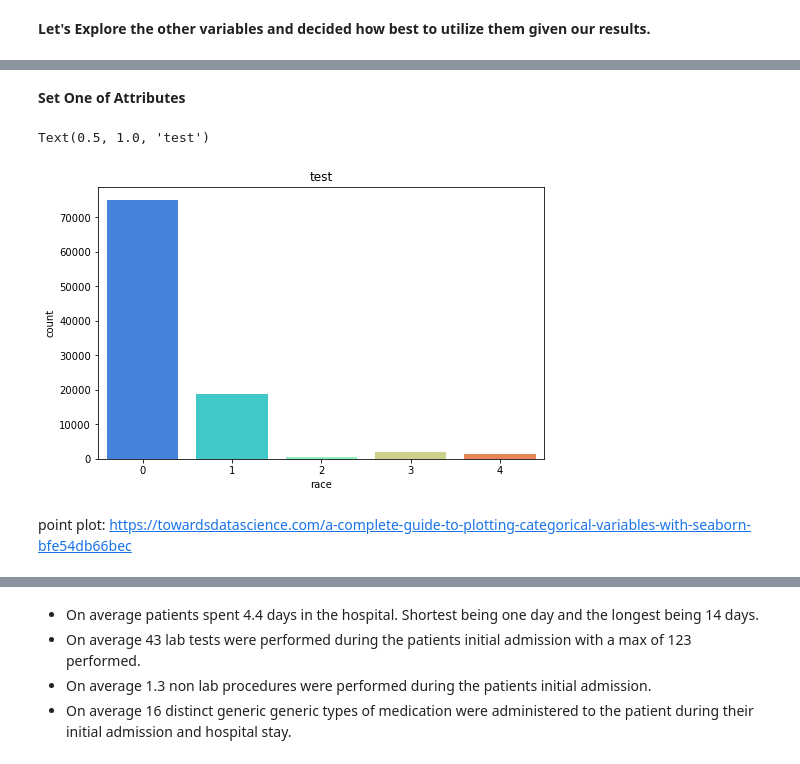
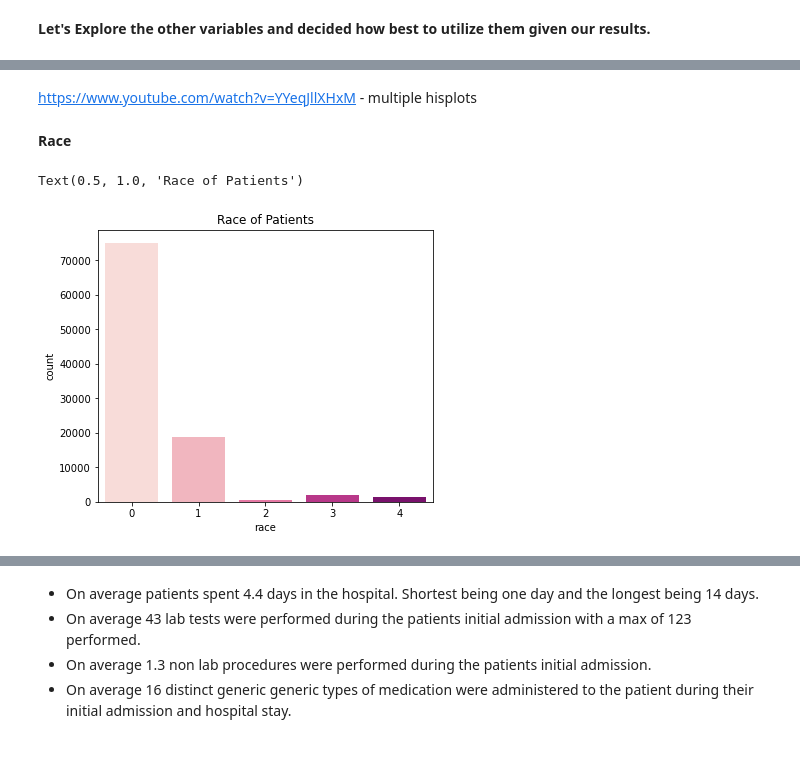
Before and after one commit to akamara05/diabetic_readmissions_project, a Jupyter notebook: part-03/Part 2 - EDA .ipynb, the cells around one changed output, grey strips where cells are left out. Drawn from its saved outputs; the diff is of its cells as text; code cells hidden in the pictures.

```diff
--- a/part-03/Part 2 - EDA .ipynb
+++ b/part-03/Part 2 - EDA .ipynb
@@ -96,0 +89,2 @@ Text(0.5, 1.0, 'Number of Hospital Readmissions')
+# %%
+df['readmitted'] = pd.Series([0 if val == 0 else 1 for val in df['readmitted']])
@@ -160,11 +122,15 @@ Name: medical_specialty_no, Length: 73, dtype: int64
-# %% [markdown]
-__Set One of Attributes__
+# %%
+df.drop(['encounter_id', 'patient_nbr'], axis=1, inplace=True)
+# %% [markdown]
+https://www.youtube.com/watch?v=YYeqJllXHxM - multiple hisplots
+# %% [markdown]
+__Race__
 # %%
-plt.figure(figsize=(8,5))
-sns.countplot(x='race',data=df, palette='rainbow')
-plt.title("test")
+plt.figure(figsize=(6,5))
+sns.countplot(x='race',data=df, palette= 'RdPu')
+plt.title("Race of Patients")
+# set_xticks(range(len(df)))
+# set_xticklabels(['Caucasian','AfricanAmerican','Asian','Hispanic','Other']);
 # %% [output]
-Text(0.5, 1.0, 'test')
+Text(0.5, 1.0, 'Race of Patients')
-[figure, old version]
+[figure, new version]
-# %% [markdown]
-point plot: https://towardsdatascience.com/a-complete-guide-to-plotting-categorical-variables-with-seaborn-bfe54db66bec
```
Also changed, not shown: parts of 68 cells of this notebook, 4 other files.
